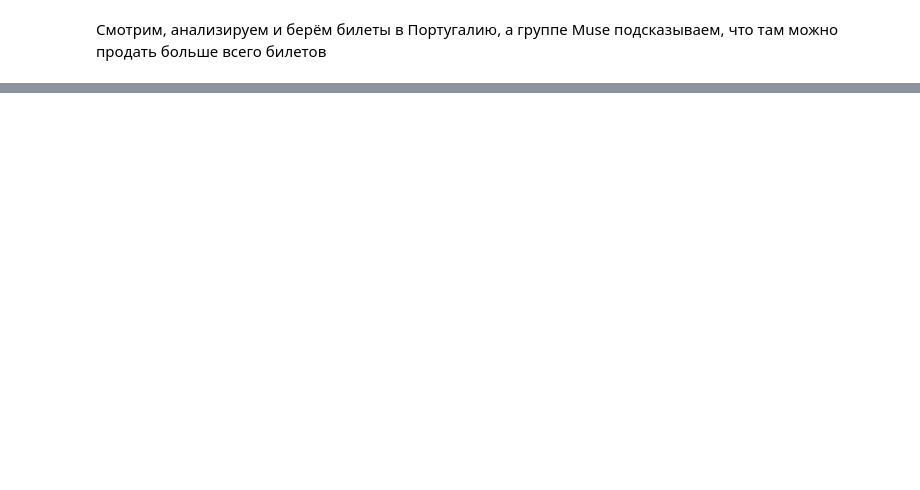
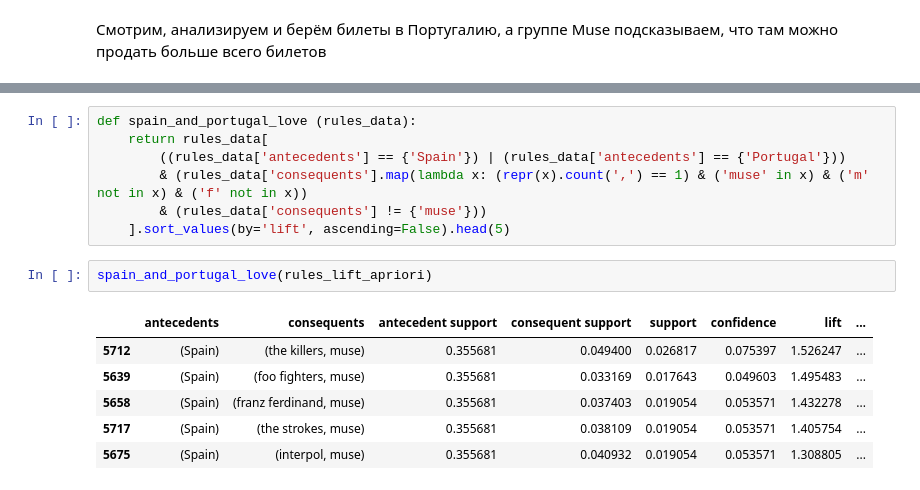
Before and after one commit to prohladenn/SPbSTU_IAD, a Jupyter notebook: hw2/hw2.ipynb, the cells around one changed output, grey strips where cells are left out. Cells and saved outputs as stored; diff of their text form; blank space fills up the shorter version.

```diff
--- a/hw2/hw2.ipynb
+++ b/hw2/hw2.ipynb
@@ -251,0 +279,16 @@ where_else_love_muse(rules_lift_fpgrowth)
+# %%
+def spain_and_portugal_love (rules_data):
+    return rules_data[
+        ((rules_data['antecedents'] == {'Spain'}) | (rules_data['antecedents'] == {'Portugal'}))
+        & (rules_data['consequents'].map(lambda x: (repr(x).count(',') == 1) & ('muse' in x) & ('m' not in x) & ('f' not in x))
+        & (rules_data['consequents'] != {'muse'}))
+    ].sort_values(by='lift', ascending=False).head(5)
+# %%
+spain_and_portugal_love(rules_lift_apriori)
+# %% [output]
+|  | antecedents | consequents | antecedent support | consequent support | support | confidence | lift | ... |
+| 5712 | (Spain) | (the killers, muse) | 0.355681 | 0.049400 | 0.026817 | 0.075397 | 1.526247 | ... |
+| 5639 | (Spain) | (foo fighters, muse) | 0.355681 | 0.033169 | 0.017643 | 0.049603 | 1.495483 | ... |
+| 5658 | (Spain) | (franz ferdinand, muse) | 0.355681 | 0.037403 | 0.019054 | 0.053571 | 1.432278 | ... |
+| 5717 | (Spain) | (the strokes, muse) | 0.355681 | 0.038109 | 0.019054 | 0.053571 | 1.405754 | ... |
+| 5675 | (Spain) | (interpol, muse) | 0.355681 | 0.040932 | 0.019054 | 0.053571 | 1.308805 | ... |
```
Also changed, not shown: parts of 20 cells of this notebook.
